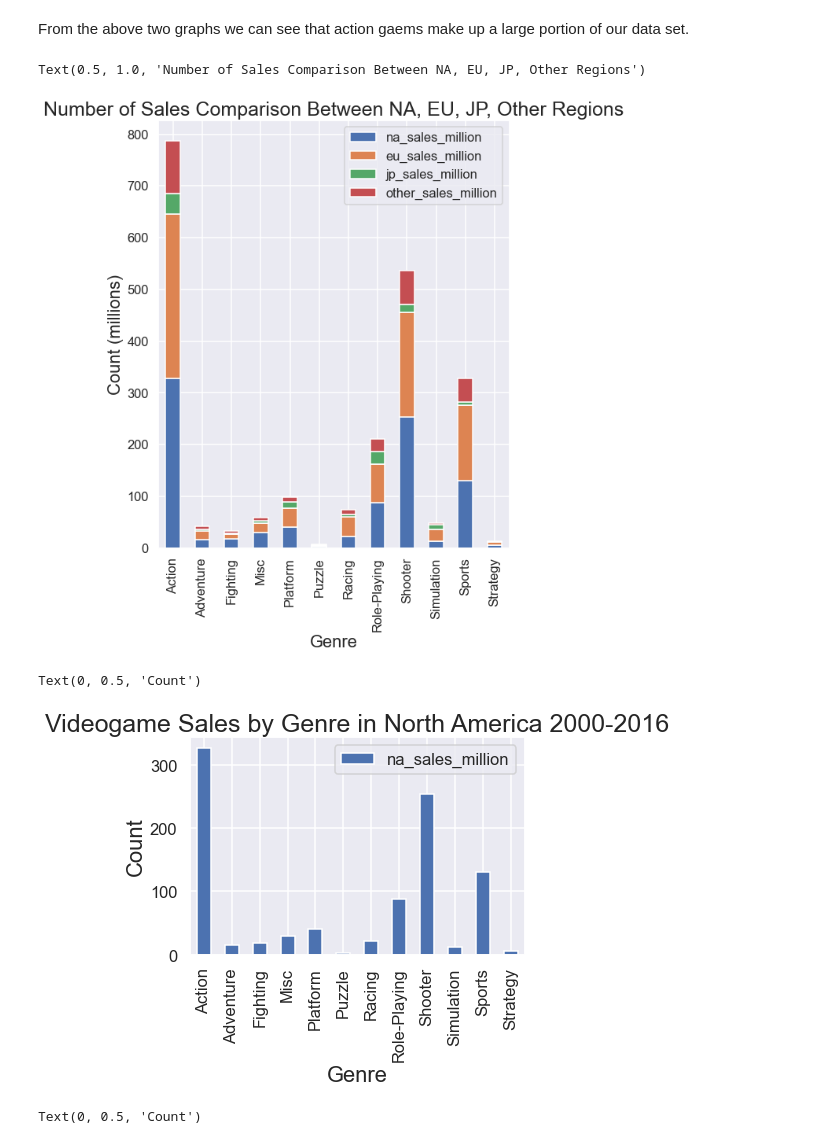
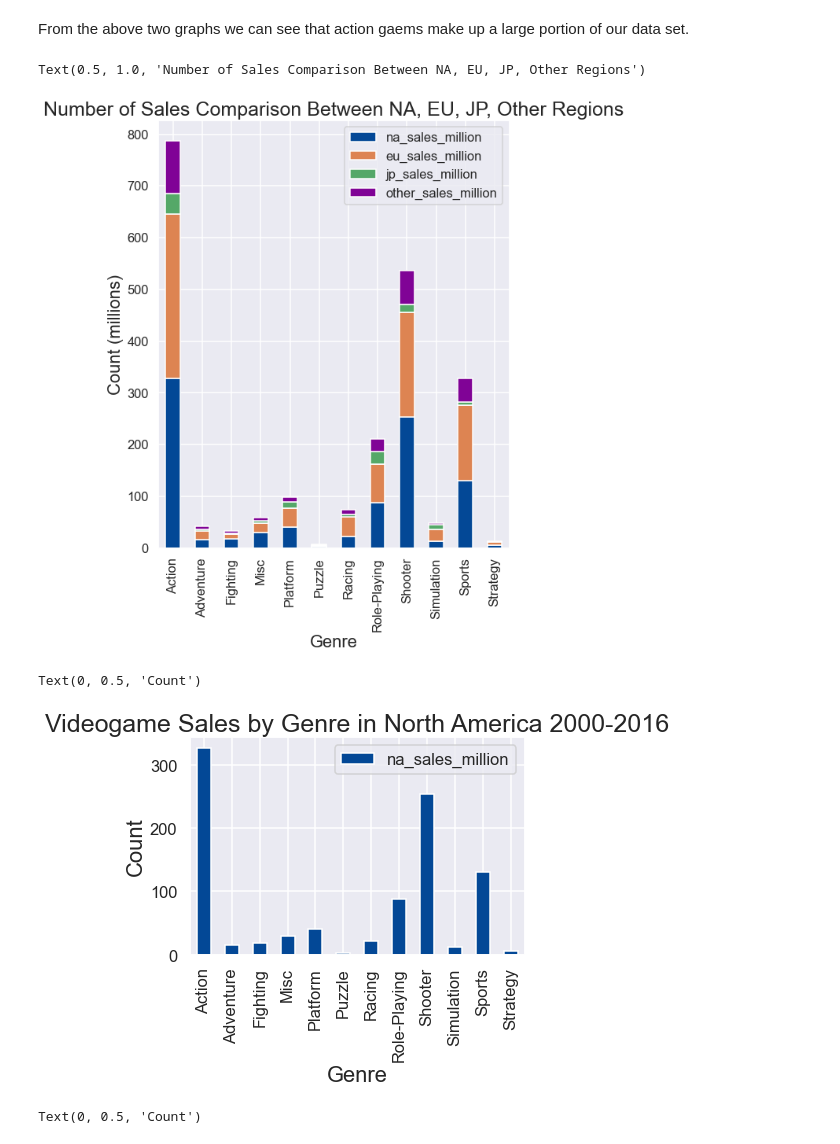
Before and after one commit to kvh8899/mostpopvidgame, a Jupyter notebook: FinalProject_group004.ipynb, the cells around one changed output. Drawn from its saved outputs; the diff is of its cells as text; code cells hidden in the pictures.

Commit message:
change plot color for color blind people

```diff
--- a/FinalProject_group004.ipynb
+++ b/FinalProject_group004.ipynb
@@ -301,7 +301,7 @@ From the above two graphs we can see that action gaems make up a large portion o
 salesD = sales.groupby(['genre']).sum()
 region = sales['genre'].unique()
 salesD = salesD.drop(columns = ['global_sales_million', 'user_score', 'metascore', 'rank'])
-ax = salesD.plot.bar(stacked=True)
+ax = salesD.plot.bar(stacked=True, color = ['#034896', "#dd8452", "#55a868", '#800396'])
 fig = plt.gcf()
 fig.set_size_inches(8,10)
 plt.xlabel("Genre", size = 22)
@@ -309,16 +309,16 @@ plt.ylabel("Count (millions)", size = 22)
 plt.title('Number of Sales Comparison Between NA, EU, JP, Other Regions', size = 25)
 # %% [output]
 Text(0.5, 1.0, 'Number of Sales Comparison Between NA, EU, JP, Other Regions')
-[figure, old version]
+[figure, new version]
 # %%
 salesD = sales.groupby(['genre']).sum()
-na = salesD.plot.bar(y = ['na_sales_million'])
+na = salesD.plot.bar(y = ['na_sales_million'], color = "#034896")
 plt.title('Videogame Sales by Genre in North America 2000-2016', size = 25)
 plt.xlabel("Genre", size = 22)
 plt.ylabel("Count", size = 22)
 # %% [output]
 Text(0, 0.5, 'Count')
-[figure, old version]
+[figure, new version]
 # %%
 eu = salesD.plot.bar(y = ['eu_sales_million'], color="#dd8452")
 plt.title('Videogame Sales by Genre in Europe 2000-2016', size = 25)
```
